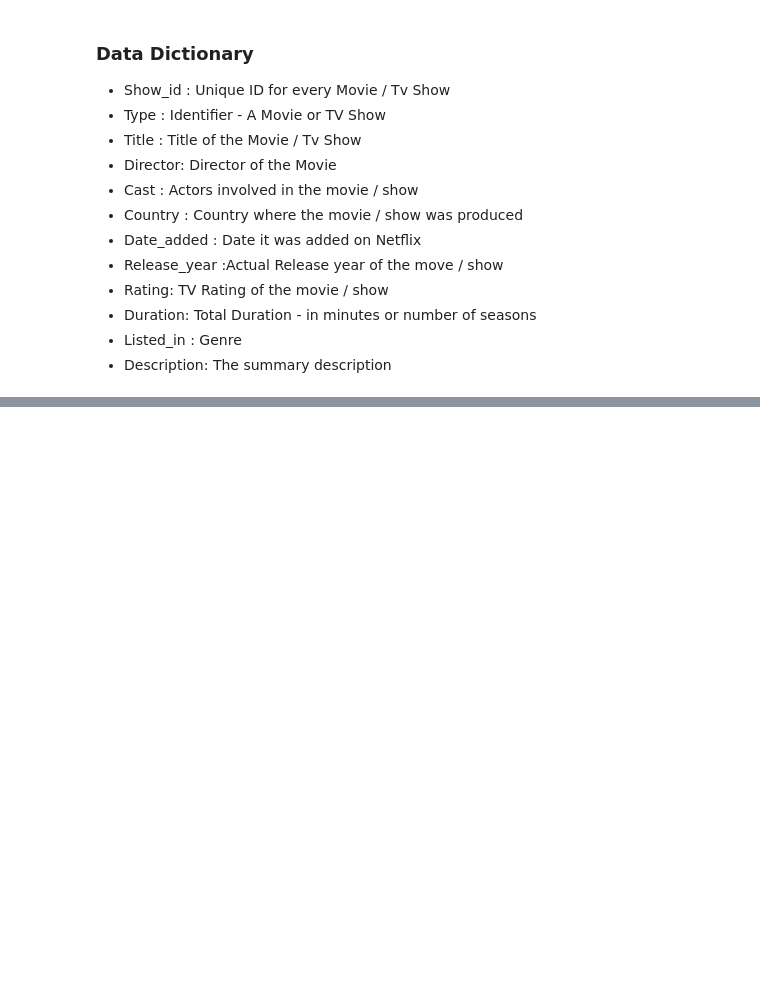
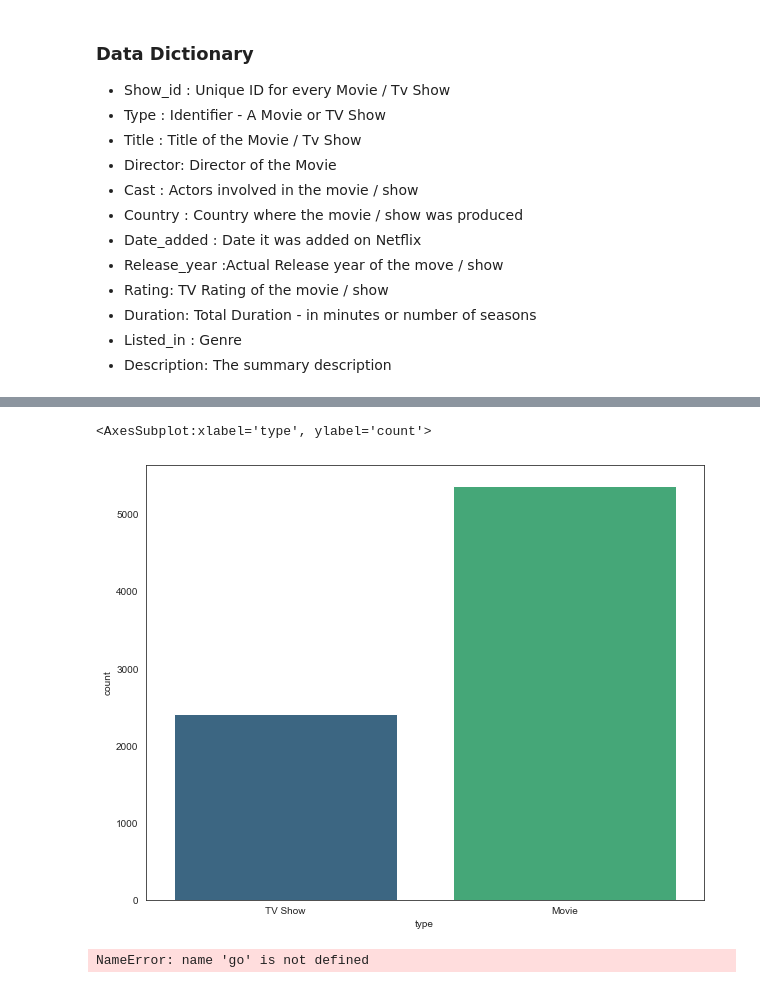
Before and after one commit to HunterKane/Netflix-Data-Analysis-, a Jupyter notebook: Netflix Movie Analysis .ipynb, the cells around one changed output, grey strips where cells are left out. Drawn from its saved outputs; the diff is of its cells as text; code cells hidden in the pictures; blank space fills up the shorter version.

```diff
--- a/Netflix Movie Analysis .ipynb
+++ b/Netflix Movie Analysis .ipynb
@@ -36,0 +127,22 @@ Some of the interesting questions (tasks) which can be performed on this dataset
+# %%
+# Total amount of movies vs Tv Shows
+plt.figure(figsize=(10,8))
+sns.set_style("white")
+sns.countplot(x="type", data=df, palette="viridis")
+# %% [output]
+<AxesSubplot:xlabel='type', ylabel='count'>
+[figure, added]
+# %%
+trace = .Bar(x=df_counts.index[:15], y=df_counts, marker=dict(
+                  opacity=0.8,
+                  color=np.arange(15)
+              ))
+fig = go.Figure(data=[trace])
+
+fig.update_layout(title="Top 15 Countries by Content")
+fig.update_xaxes(title="Country")
+fig.update_yaxes(title="Count")
+
+iplot(fig)
+# %% [output]
+NameError: name 'go' is not defined
```
Also changed, not shown: parts of 9 cells of this notebook.
